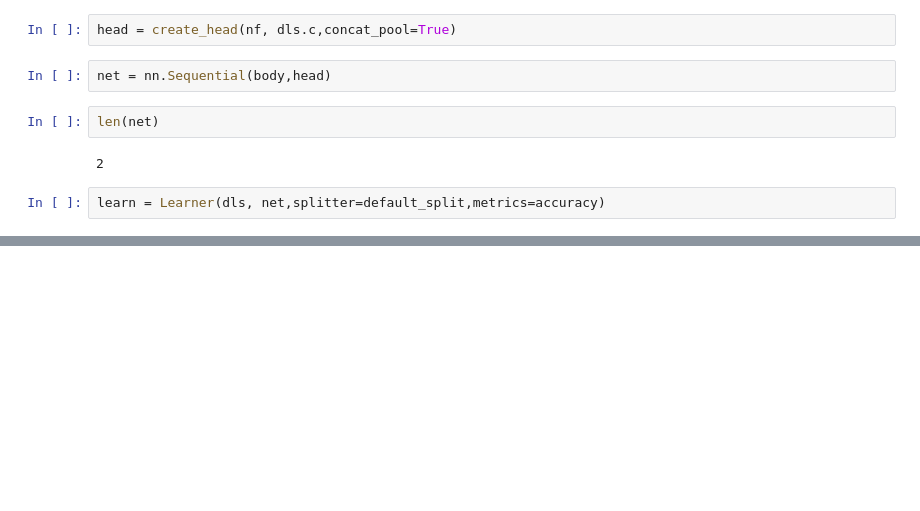
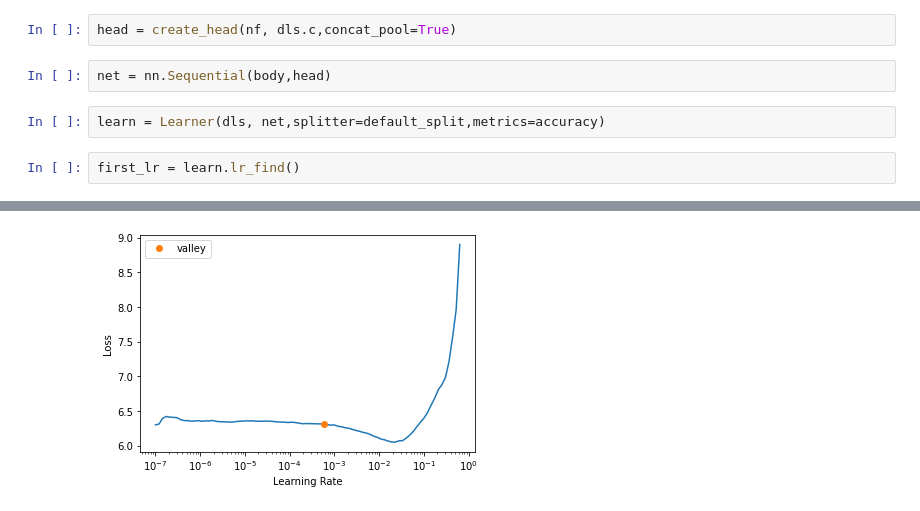
Before and after one commit to edwinhung/Birds_Image_Classifier, a Jupyter notebook: Birds_400_model.ipynb, the cells around one changed output, grey strips where cells are left out. Cells and saved outputs as stored; diff of their text form; blank space fills up the shorter version.

```diff
--- a/Birds_400_model.ipynb
+++ b/Birds_400_model.ipynb
@@ -93,9 +106,8 @@ nf = num_features_model(body); nf
 head = create_head(nf, dls.c,concat_pool=True)
 # %%
 net = nn.Sequential(body,head)
-# %%
-len(net)
-# %% [output]
-2
 # %%
 learn = Learner(dls, net,splitter=default_split,metrics=accuracy)
+# %%
+first_lr = learn.lr_find()
+# %% [output]
@@ -101,0 +115 @@ learn = Learner(dls, net,splitter=default_split,metrics=accuracy)
+[figure, added]
```
Also changed, not shown: parts of 32 cells of this notebook.
